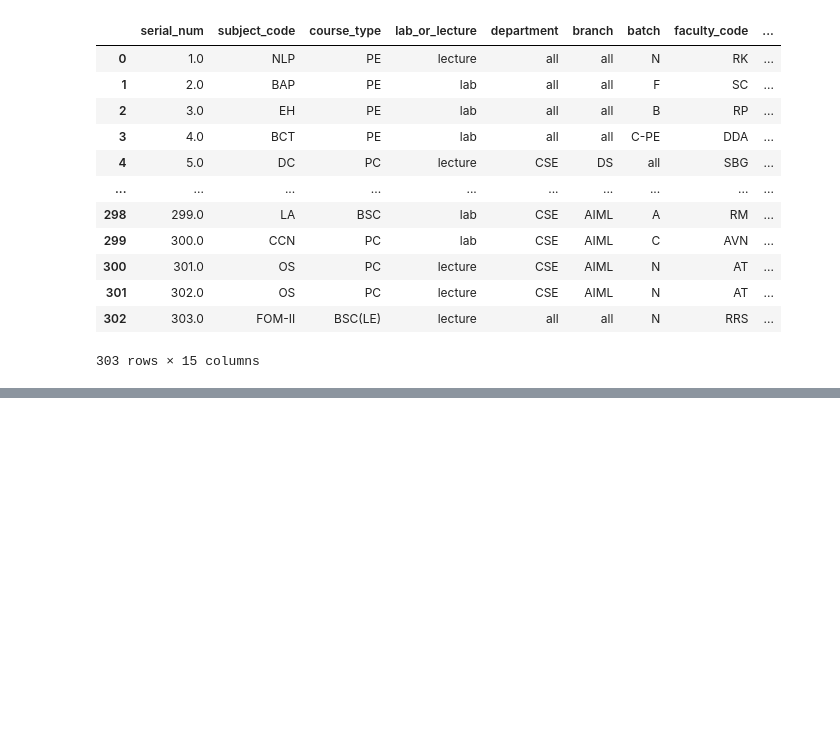
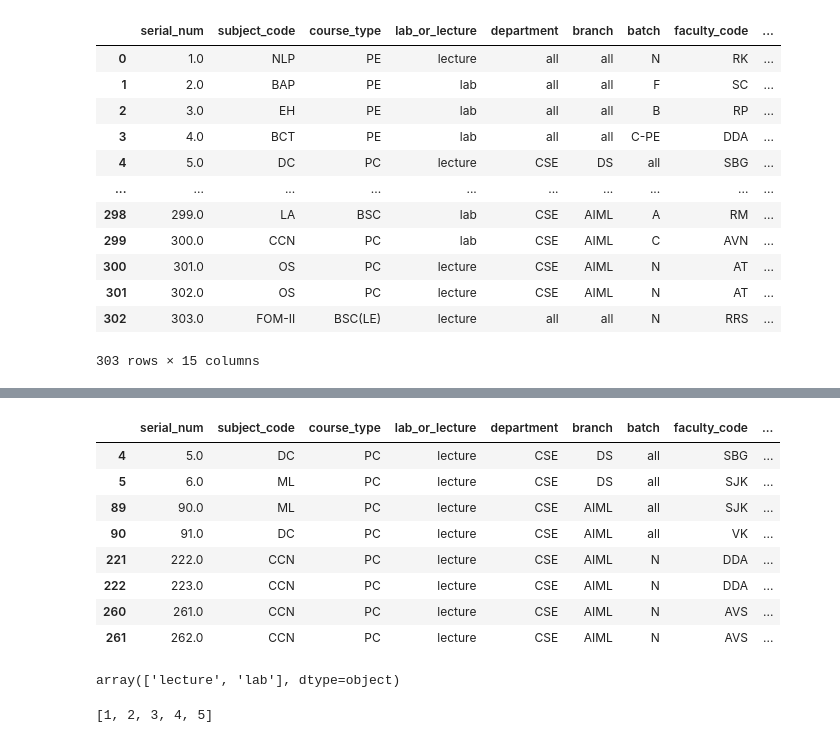
Before and after one commit to AdvaitSapkal/bap_ise, a Jupyter notebook: preprocessor.ipynb, the cells around one changed output, grey strips where cells are left out. Saved outputs shown, nothing was run; the diff lists cells and outputs as text; code cells hidden in the pictures; blank space fills up the shorter version.

```diff
--- a/preprocessor.ipynb
+++ b/preprocessor.ipynb
@@ -361,0 +381,17 @@ pd.to_datetime(start, format='%H:%M').strftime('%H:%M:%S')
+# %%
+selected_day='monday'
+selected_department='CSE'
+selected_type='lecture'
+# %%
+filtered_df = df[(df['day'] == selected_day) & (df['department'] == selected_department) & (df['lab_or_lecture'] == selected_type)]
+filtered_df
+# %% [output]
+|  | serial_num | subject_code | course_type | lab_or_lecture | department | branch | batch | faculty_code | ... |
+| 4 | 5.0 | DC | PC | lecture | CSE | DS | all | SBG | ... |
+| 5 | 6.0 | ML | PC | lecture | CSE | DS | all | SJK | ... |
+| 89 | 90.0 | ML | PC | lecture | CSE | AIML | all | SJK | ... |
+| 90 | 91.0 | DC | PC | lecture | CSE | AIML | all | VK | ... |
+| 221 | 222.0 | CCN | PC | lecture | CSE | AIML | N | DDA | ... |
+| 222 | 223.0 | CCN | PC | lecture | CSE | AIML | N | DDA | ... |
+| 260 | 261.0 | CCN | PC | lecture | CSE | AIML | N | AVS | ... |
+| 261 | 262.0 | CCN | PC | lecture | CSE | AIML | N | AVS | ... |
@@ -361,0 +400,4 @@ pd.to_datetime(start, format='%H:%M').strftime('%H:%M:%S')
+# %%
+df['lab_or_lecture'].unique()
+# %% [output]
+array(['lecture', 'lab'], dtype=object)
@@ -361,0 +406,4 @@ pd.to_datetime(start, format='%H:%M').strftime('%H:%M:%S')
+# %%
+[1,2,3]+[4,5]
+# %% [output]
+[1, 2, 3, 4, 5]
```
Also changed, not shown: parts of 33 cells of this notebook, 3 other files.
